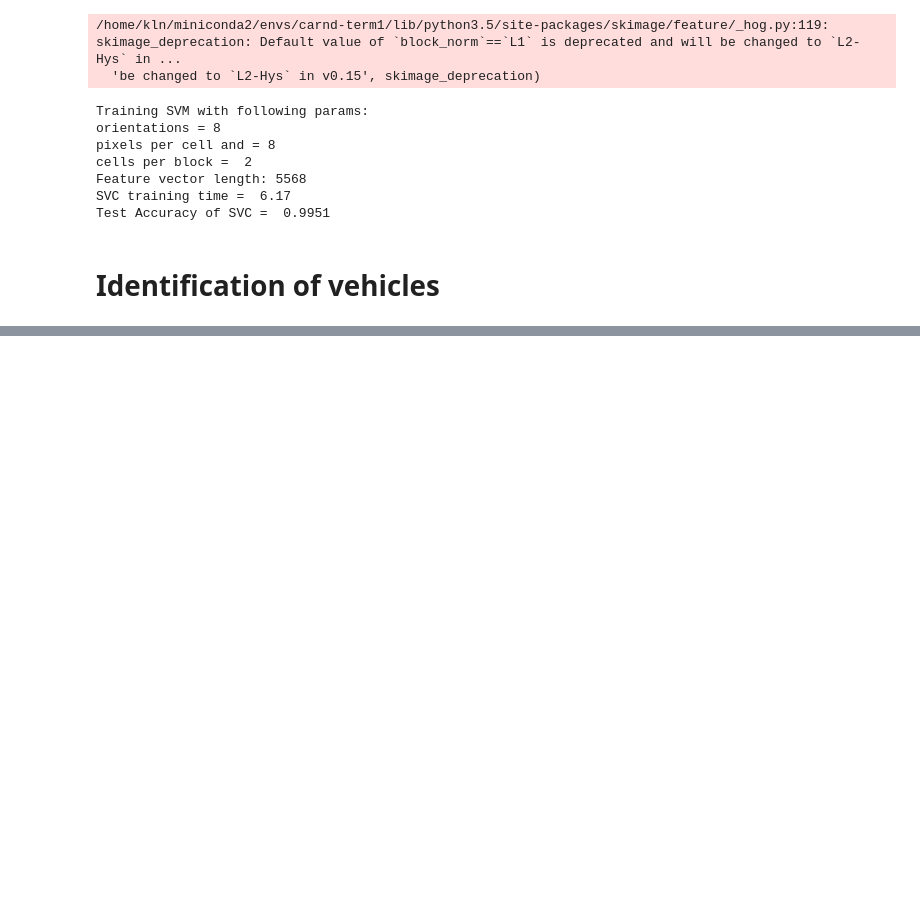
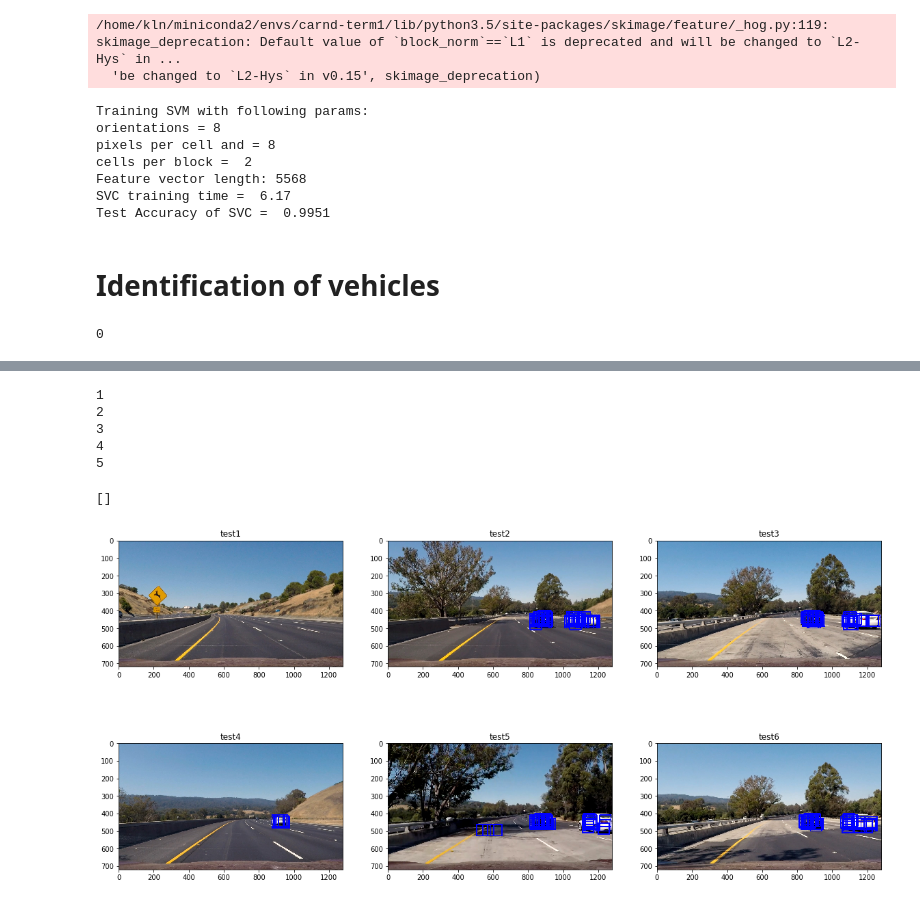
Before and after one commit to nitheeshkl/Udacity_CarND_VehicleDetection, a Jupyter notebook: vehicle_detection.ipynb, the cells around one changed output, grey strips where cells are left out. Drawn from its saved outputs; the diff is of its cells as text; code cells hidden in the pictures; blank space fills up the shorter version.

Commit message:
detect vehicles
Signed-off-by: Nitheesh K L <nitheesh.k.l@intel.com>

```diff
--- a/vehicle_detection.ipynb
+++ b/vehicle_detection.ipynb
@@ -248,0 +306,36 @@ Test Accuracy of SVC =  0.9951
+# %%
+def find_vehicles(img, svc, scaler, params, y_start_stop=[400, 700], xy_window=(64, 64), xy_overlap=(0.85, 0.85) ):
+    """
+    Returns the windows where the cars are found on the image `img`.
+    The feature extraction used parameters `params`.
+    `y_start_stop` : Contains the Y axis range to find the cars.
+    `xy_window` : Contains the windows size.
+    `xy_overlap` : Contains the windows overlap percent.
+    Returns a new image with the cars boxes.
+    """
+    windows_list = []
+    windows = slide_window(img, y_start_stop=y_start_stop, xy_window=xy_window, xy_overlap=xy_overlap)
+    for window in windows:
+        img_window = cv2.resize(img[window[0][1]:window[1][1], window[0][0]:window[1][0]], (64, 64))
+        features = extract_features(img_window, params)
+        scaled_features = scaler.transform(features.reshape(1, -1))
+        pred = svc.predict(scaled_features)
+        if pred == 1:
+            windows_list.append(window)
+    return windows_list
+# %%
+test_imgs = glob.glob('./test_images/test*.jpg')
+fig, plots = plt.subplots(nrows=2, ncols=3, figsize=(20,10))
+plots = plots.flatten()
+
+for i in range(0, len(test_imgs)):
+    print("processing ", i)
+    img = cv2.cvtColor(cv2.imread(test_imgs[i]), cv2.COLOR_BGR2RGB)
+    windows_list = find_vehicles(img, svc, X_scaler, params)
+    out_img = draw_boxes(img, windows_list)
+    plots[i].imshow(out_img)
+    plots[i].set_title('test' + str(i+1))
+
+plt.plot()
+# %% [output]
+0
@@ -248,0 +344,7 @@ Test Accuracy of SVC =  0.9951
+1
+2
+3
+4
+5
+[]
+[figure, added]
```
Also changed, not shown: parts of 3 cells of this notebook.
